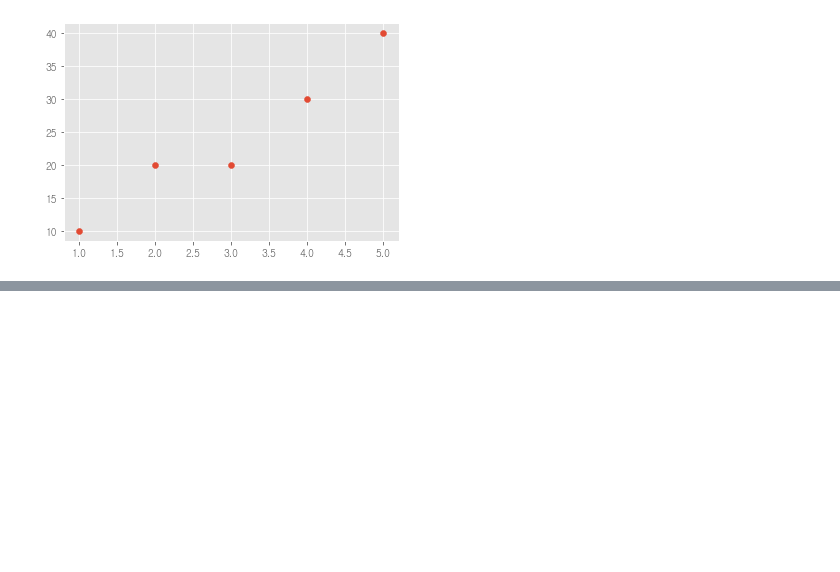
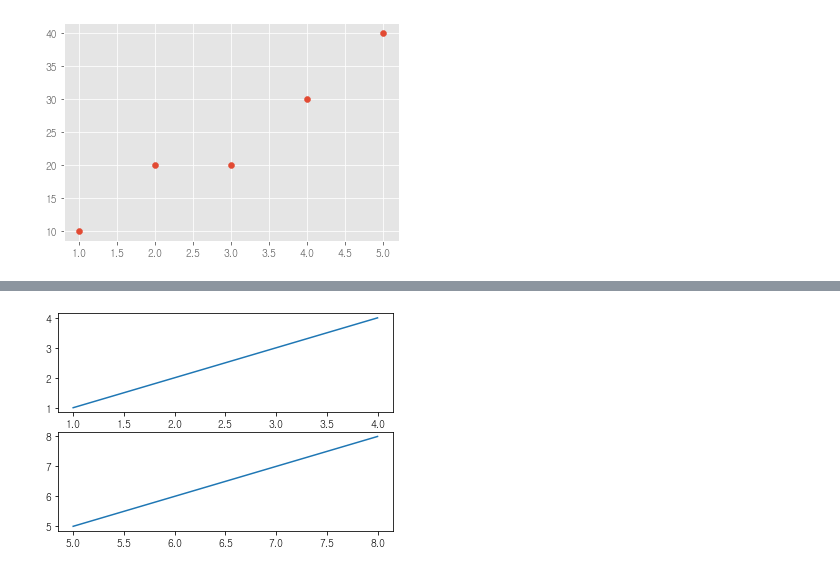
Before and after one commit to hoochh/python_lecture, a Jupyter notebook: v_ch1_matplotlib.ipynb, the cells around one changed output, grey strips where cells are left out. Drawn from its saved outputs; the diff is of its cells as text; code cells hidden in the pictures; blank space fills up the shorter version.

```diff
--- a/v_ch1_matplotlib.ipynb
+++ b/v_ch1_matplotlib.ipynb
@@ -224,0 +274,9 @@ plt.scatter(df["x"],df["y"])
+# %%
+plt.figure()
+plt.subplot(2,1,1) # subplot(행,열, 전체 그래프 중 n번째 그래프)
+plt.plot([1,2,3,4],[1,2,3,4])
+plt.subplot(2,1,2)
+plt.plot([5,6,7,8],[5,6,7,8])
+plt.show()
+# %% [output]
+[figure, added]
```
Also changed, not shown: parts of 5 cells of this notebook, 6 other files.
